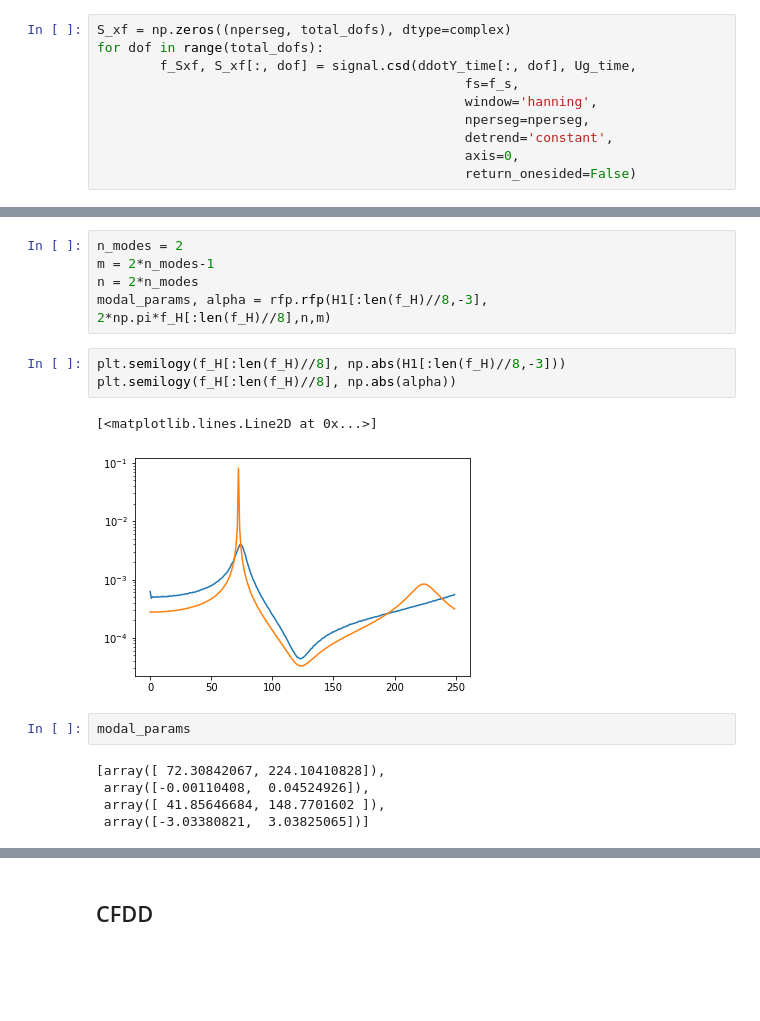
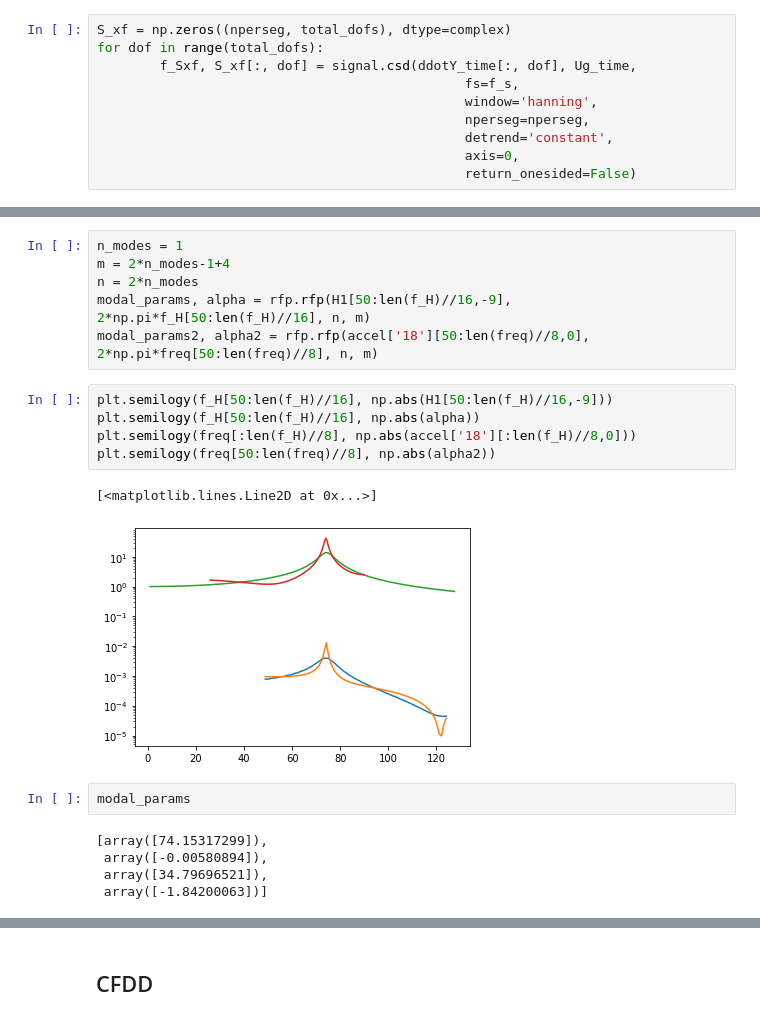
Before and after one commit to rafadodo/atelier, a Jupyter notebook: modal_analysis_from_f06.ipynb, the cells around one changed output, grey strips where cells are left out. Cells and saved outputs as stored; diff of their text form; blank space fills up the shorter version.

```diff
--- a/modal_analysis_from_f06.ipynb
+++ b/modal_analysis_from_f06.ipynb
@@ -167,18 +201,21 @@ array([ 74.21875  , 321.2890625])
 # %%
-n_modes = 2
-m = 2*n_modes-1
+n_modes = 1
+m = 2*n_modes-1+4
 n = 2*n_modes
-modal_params, alpha = rfp.rfp(H1[:len(f_H)//8,-3], 2*np.pi*f_H[:len(f_H)//8],n,m)
+modal_params, alpha = rfp.rfp(H1[50:len(f_H)//16,-9], 2*np.pi*f_H[50:len(f_H)//16], n, m)
+modal_params2, alpha2 = rfp.rfp(accel['18'][50:len(freq)//8,0], 2*np.pi*freq[50:len(freq)//8], n, m)
 # %%
-plt.semilogy(f_H[:len(f_H)//8], np.abs(H1[:len(f_H)//8,-3]))
-plt.semilogy(f_H[:len(f_H)//8], np.abs(alpha))
+plt.semilogy(f_H[50:len(f_H)//16], np.abs(H1[50:len(f_H)//16,-9]))
+plt.semilogy(f_H[50:len(f_H)//16], np.abs(alpha))
+plt.semilogy(freq[:len(f_H)//8], np.abs(accel['18'][:len(f_H)//8,0]))
+plt.semilogy(freq[50:len(freq)//8], np.abs(alpha2))
 # %% [output]
 [<matplotlib.lines.Line2D at 0x...>]
-[figure, old version]
+[figure, new version]
 # %%
 modal_params
 # %% [output]
-[array([ 72.30842067, 224.10410828]),
- array([-0.00110408,  0.04524926]),
- array([ 41.85646684, 148.7701602 ]),
- array([-3.03380821,  3.03825065])]
+[array([74.15317299]),
+ array([-0.00580894]),
+ array([34.79696521]),
+ array([-1.84200063])]
```
Also changed, not shown: parts of 32 cells of this notebook, 1 other file.
